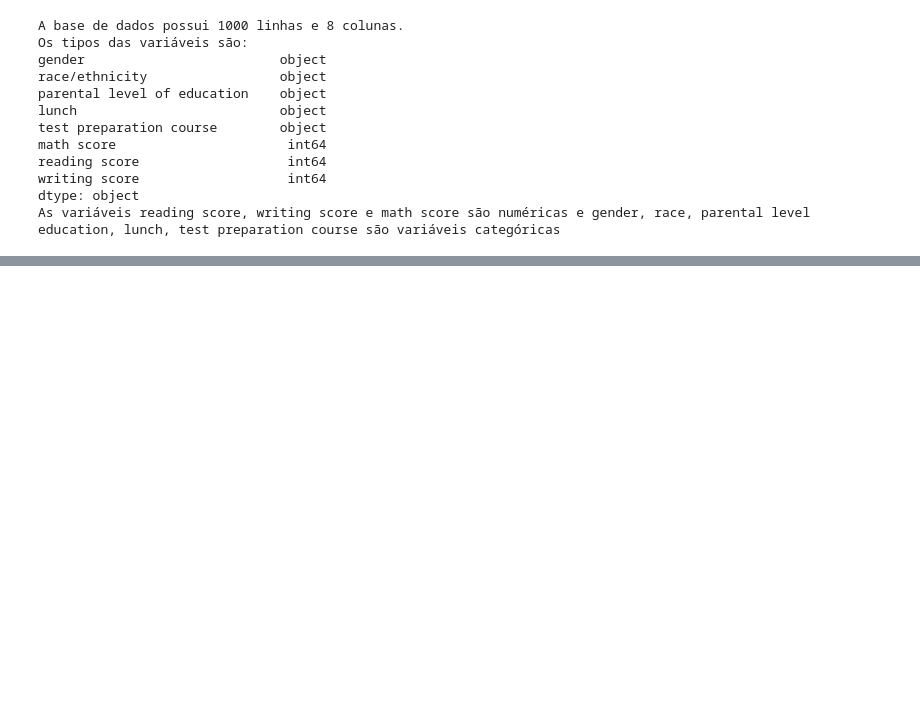
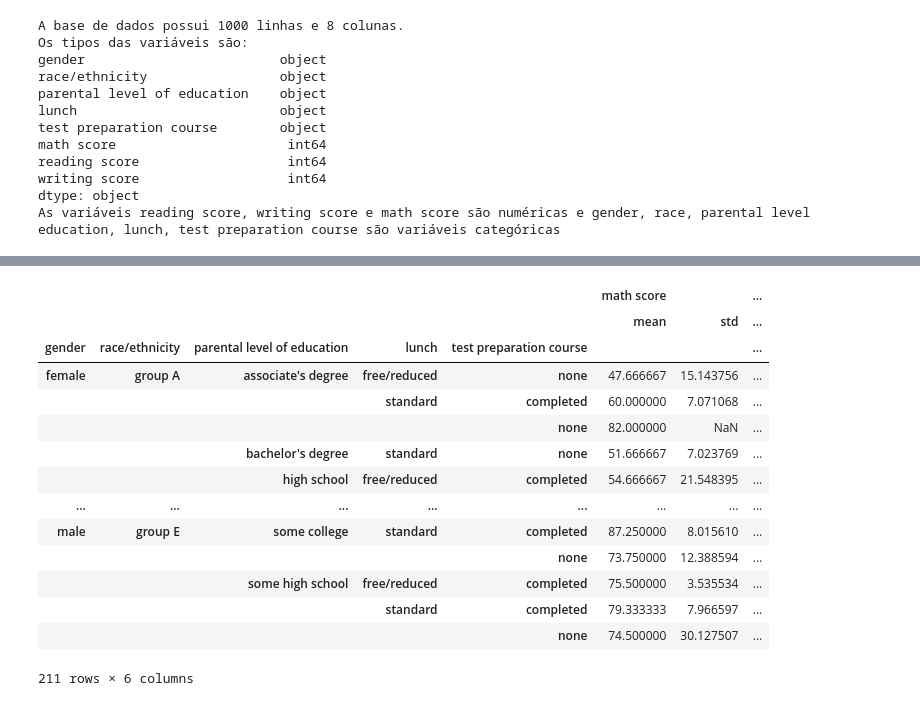
Before and after one commit to dsreliete/Womakerscode-DA-desafio_squad, a Jupyter notebook: Desafio2.ipynb, the cells around one changed output, grey strips where cells are left out. Drawn from its saved outputs; the diff is of its cells as text; code cells hidden in the pictures; blank space fills up the shorter version.

```diff
--- a/Desafio2.ipynb
+++ b/Desafio2.ipynb
@@ -88,0 +98,27 @@ dtype: int64
+# %%
+# 4. Qual a quantidade de alunos de cada gênero? Existem mais alunos do
+# gênero masculino ou feminino?
+
+df_students.groupby(['gender', 'race/ethnicity', 'parental level of education', 'lunch', 'test preparation course'])[['math score', 'reading score', 'writing score']].agg(['mean', 'std'])
+df_students.groupby(['gender', 'race/ethnicity', 'parental level of education', 'lunch', 'test preparation course'])[['math score', 'reading score', 'writing score']].agg(['mean', 'median'])
+df_students.groupby(['gender', 'race/ethnicity', 'parental level of education', 'test preparation course', 'lunch'])['math score'].count()
+df_students.groupby(['gender', 'race/ethnicity', 'parental level of education', 'test preparation course'])['lunch'].count()
+df_students.groupby(['gender', 'race/ethnicity', 'parental level of education'])['lunch'].count()
+df_students.groupby(['gender', 'race/ethnicity'])['lunch'].count()
+df_students.groupby('gender')['lunch'].count()
+# %% [output]
+|  |  |  |  |  | math score |  | ... |
+|  |  |  |  |  | mean | std | ... |
+| gender | race/ethnicity | parental level of education | lunch | test preparation course |  |  | ... |
+| female | group A | associate's degree | free/reduced | none | 47.666667 | 15.143756 | ... |
+|  |  |  | standard | completed | 60.000000 | 7.071068 | ... |
+|  |  |  |  | none | 82.000000 | NaN | ... |
+|  |  | bachelor's degree | standard | none | 51.666667 | 7.023769 | ... |
+|  |  | high school | free/reduced | completed | 54.666667 | 21.548395 | ... |
+| ... | ... | ... | ... | ... | ... | ... | ... |
+| male | group E | some college | standard | completed | 87.250000 | 8.015610 | ... |
+|  |  |  |  | none | 73.750000 | 12.388594 | ... |
+|  |  | some high school | free/reduced | completed | 75.500000 | 3.535534 | ... |
+|  |  |  | standard | completed | 79.333333 | 7.966597 | ... |
+|  |  |  |  | none | 74.500000 | 30.127507 | ... |
+211 rows × 6 columns
```
Also changed, not shown: parts of 9 cells of this notebook.
